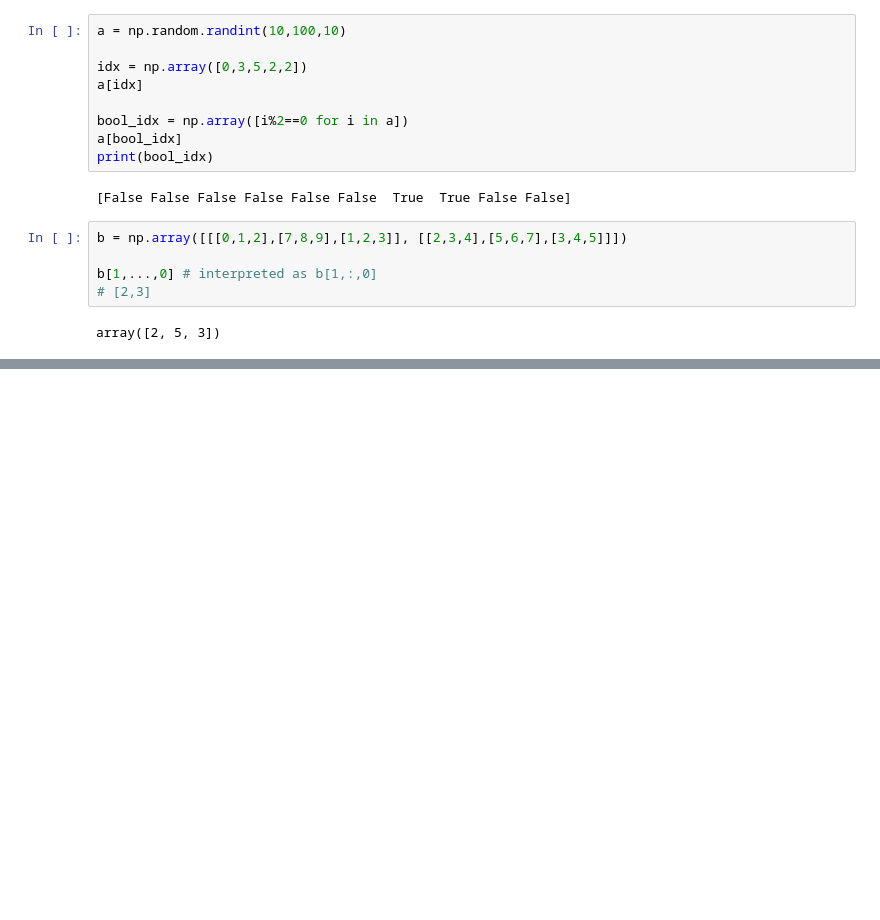
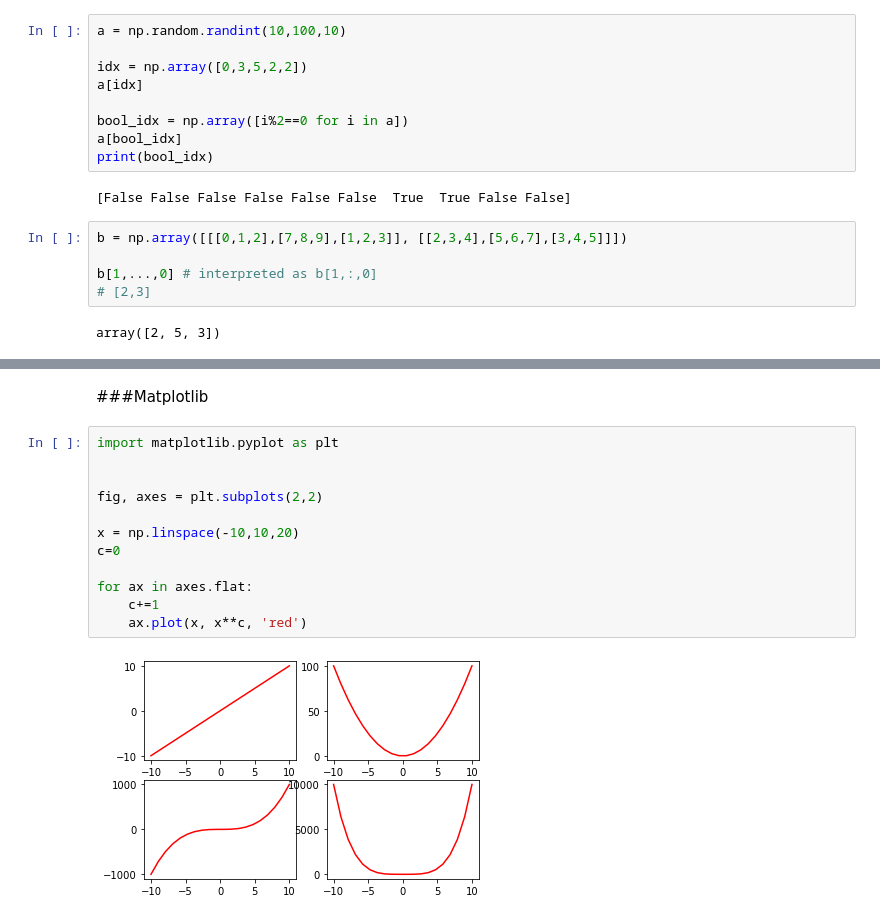
Before and after one commit to Allen13x/Intro2Py, a Jupyter notebook: Python4science.ipynb, the cells around one changed output, grey strips where cells are left out. Cells and saved outputs as stored; diff of their text form; blank space fills up the shorter version.

```diff
--- a/Python4science.ipynb
+++ b/Python4science.ipynb
@@ -97,0 +204,16 @@ array([2, 5, 3])
+# %% [markdown]
+###Matplotlib
+# %%
+import matplotlib.pyplot as plt
+
+
+fig, axes = plt.subplots(2,2)
+
+x = np.linspace(-10,10,20)
+c=0
+
+for ax in axes.flat:
+    c+=1
+    ax.plot(x, x**c, 'red')
+# %% [output]
+[figure, added]
```
Also changed, not shown: parts of 19 cells of this notebook.
